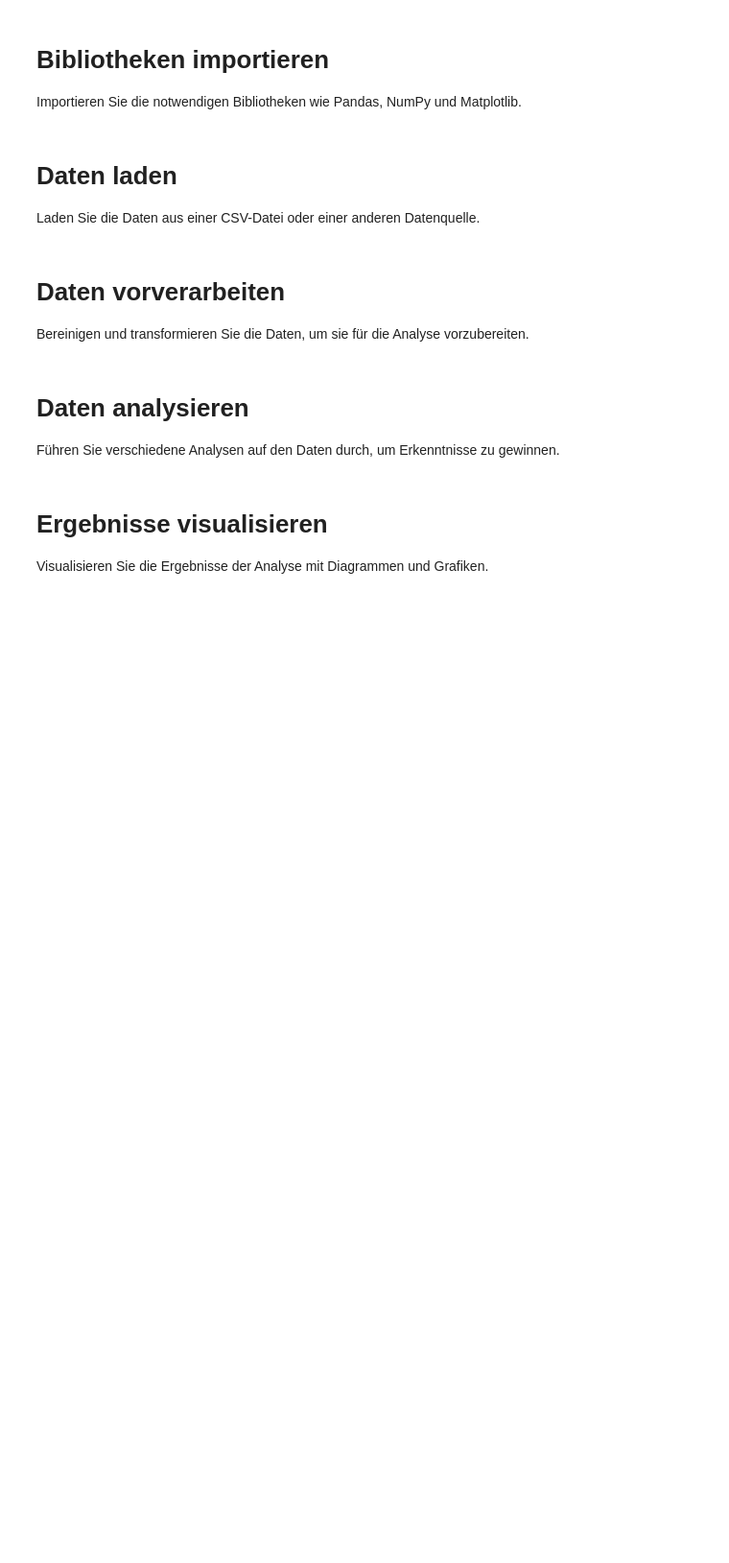
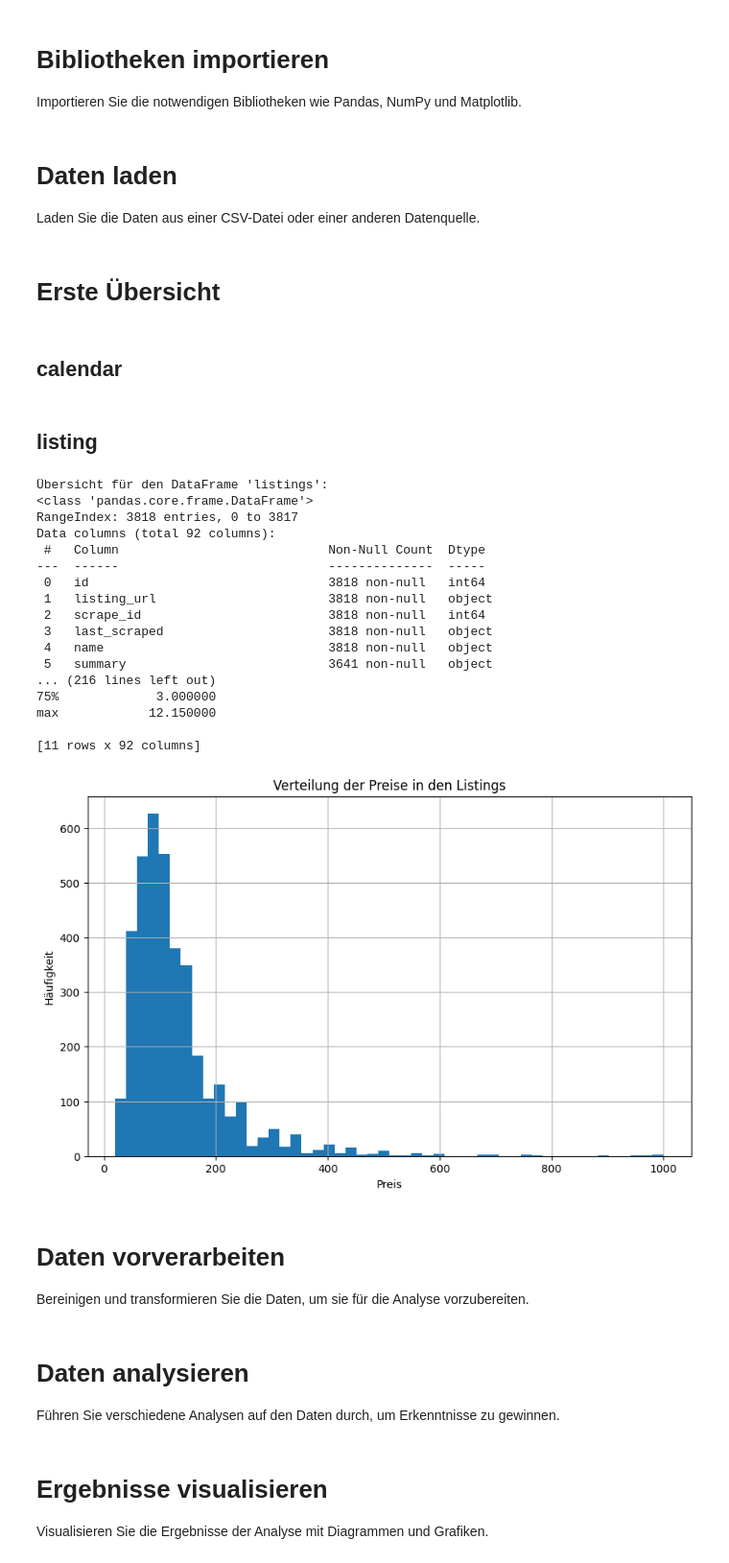
Before and after one commit to michael-zeller/udacity_cd0017_intro_ds_c2, a Jupyter notebook: seattle_airbnb.ipynb, the cells around one changed output. Shown at 96% size. Drawn from its saved outputs; the diff is of its cells as text; code cells hidden in the pictures; blank space fills up the shorter version.

Commit message:
data upload and first analysis

```diff
--- a/seattle_airbnb.ipynb
+++ b/seattle_airbnb.ipynb
@@ -20,0 +14,11 @@ df.head()
+# %%
+# Daten laden
+
+
+calendar = pd.read_csv('./data/calendar.csv')
+listings = pd.read_csv('./data/listings.csv')
+reviews = pd.read_csv('./data/reviews.csv')
+# %% [markdown]
+# Erste Übersicht
+# %% [markdown]
+## calendar
@@ -21,3 +44,37 @@ df.head()
+# %% [markdown]
+## listing
+# %%
+# Übersicht der Spalten und deren Daten für den DataFrame 'listings'
+print("Übersicht für den DataFrame 'listings':")
+print(listings.info())
+print(listings.describe(include='all'))
+
+# Visualisierung der Verteilung der 'price' Spalte im 'listings' DataFrame
+listings['price'] = listings['price'].replace('[\\$,]', '', regex=True).astype(float)
+listings['price'].hist(bins=50, figsize=(10, 6))
+plt.title('Verteilung der Preise in den Listings')
+plt.xlabel('Preis')
+plt.ylabel('Häufigkeit')
+plt.show()
+# %% [output]
+Übersicht für den DataFrame 'listings':
+<class 'pandas.core.frame.DataFrame'>
+RangeIndex: 3818 entries, 0 to 3817
+Data columns (total 92 columns):
+ #   Column                            Non-Null Count  Dtype
+---  ------                            --------------  -----
+ 0   id                                3818 non-null   int64
+ 1   listing_url                       3818 non-null   object
+ 2   scrape_id                         3818 non-null   int64
+ 3   last_scraped                      3818 non-null   object
+ 4   name                              3818 non-null   object
+ 5   summary                           3641 non-null   object
+... (216 lines left out)
+75%             3.000000
+max            12.150000
+
+[11 rows x 92 columns]
+[figure, added]
 # %% [markdown]
 # Daten vorverarbeiten
 Bereinigen und transformieren Sie die Daten, um sie für die Analyse vorzubereiten.
```
Also changed, not shown: parts of 3 cells of this notebook, 4 other files.
